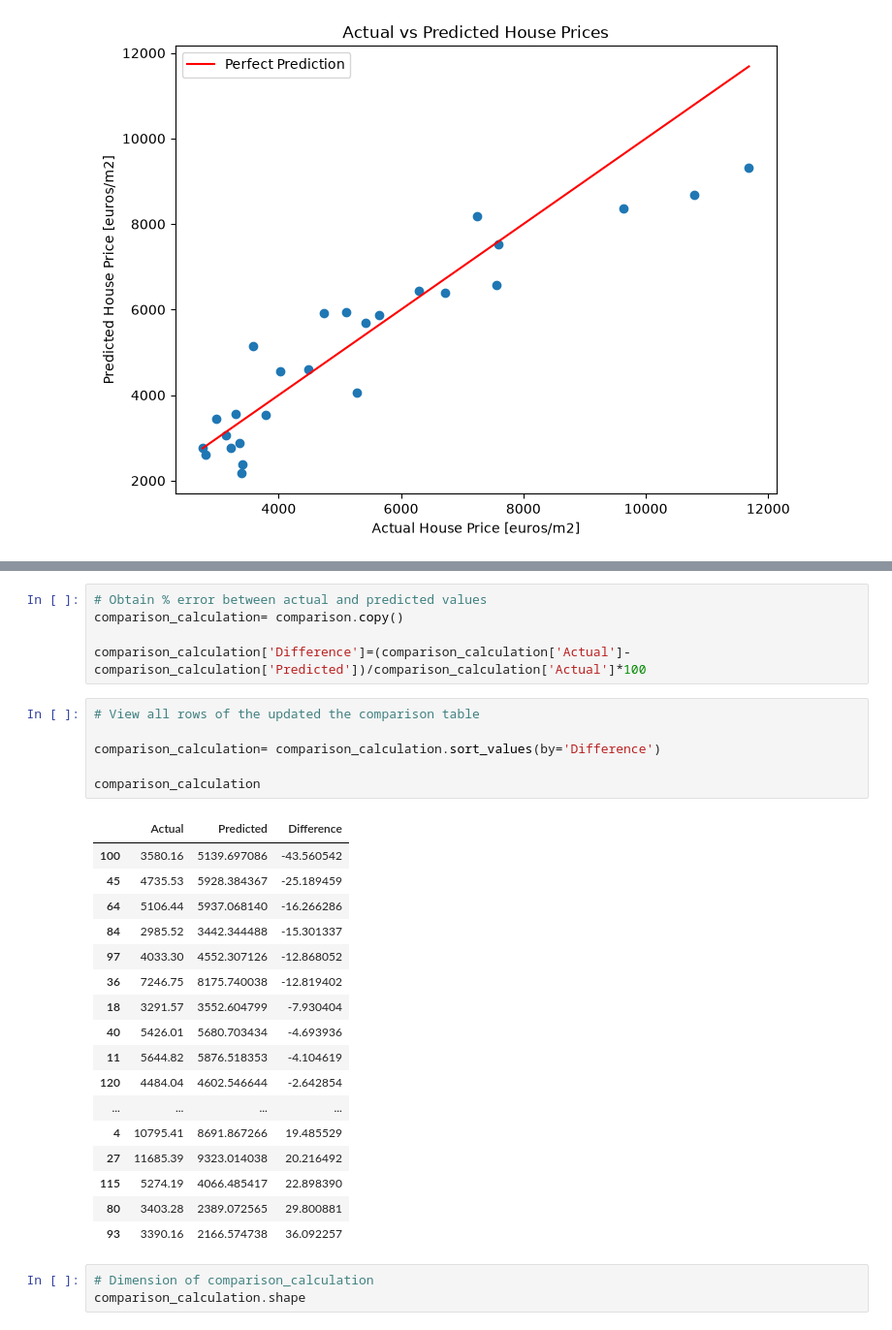
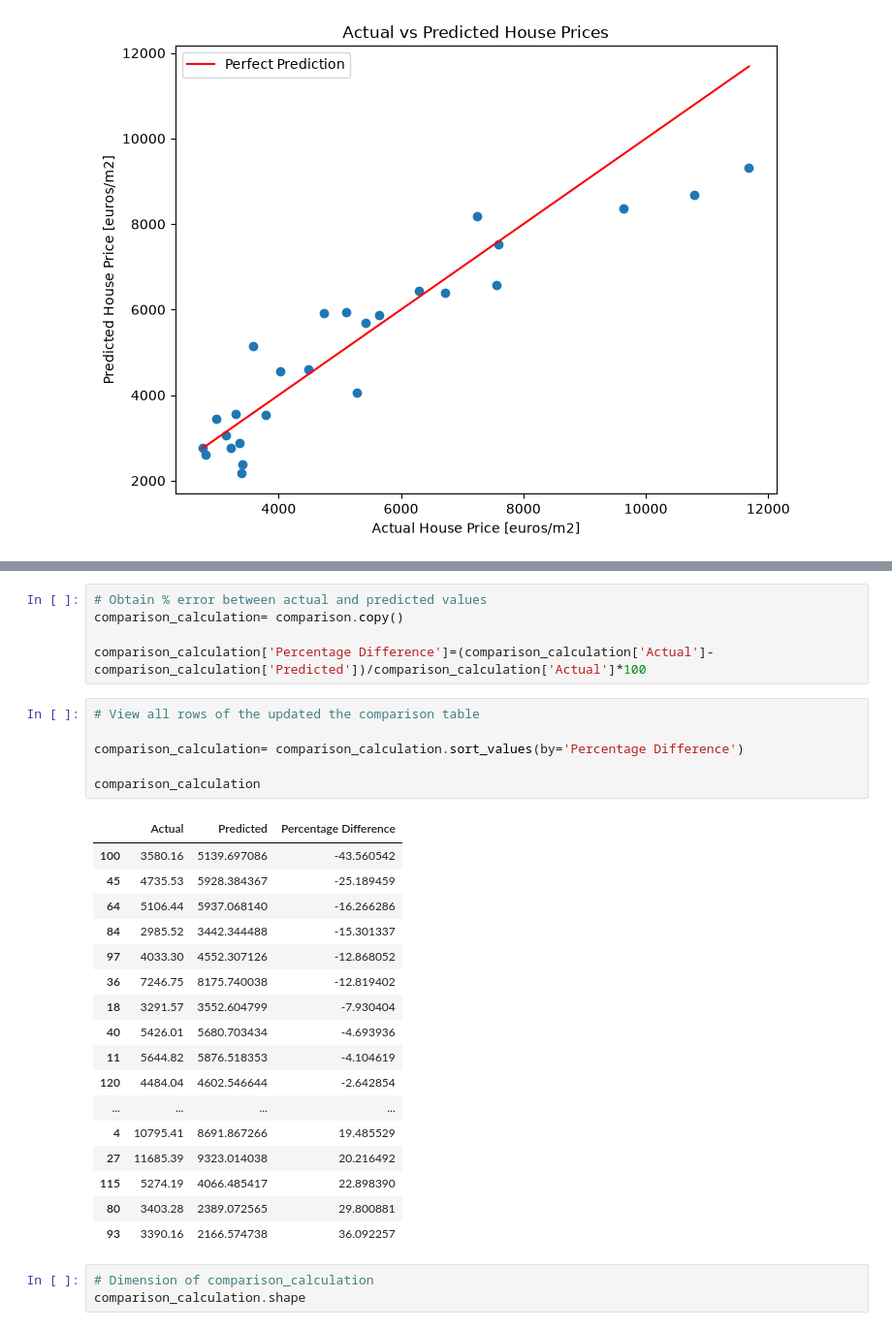
Before and after one commit to CharlieSm49/madrid-housing-ml, a Jupyter notebook: notebooks/04_modelling.ipynb, the cells around one changed output, grey strips where cells are left out. Shown at 97% size. Saved outputs shown, nothing was run; the diff lists cells and outputs as text.

```diff
--- a/notebooks/04_modelling.ipynb
+++ b/notebooks/04_modelling.ipynb
@@ -427,15 +428,15 @@ dtype: object
 # Obtain % error between actual and predicted values
 comparison_calculation= comparison.copy()
 
-comparison_calculation['Difference']=(comparison_calculation['Actual']- comparison_calculation['Predicted'])/comparison_calculation['Actual']*100
+comparison_calculation['Percentage Difference']=(comparison_calculation['Actual']- comparison_calculation['Predicted'])/comparison_calculation['Actual']*100
 # %%
 # View all rows of the updated the comparison table
 
-comparison_calculation= comparison_calculation.sort_values(by='Difference')
+comparison_calculation= comparison_calculation.sort_values(by='Percentage Difference')
 
 comparison_calculation
 # %% [output]
-|  | Actual | Predicted | Difference |
+|  | Actual | Predicted | Percentage Difference |
 | 100 | 3580.16 | 5139.697086 | -43.560542 |
 | 45 | 4735.53 | 5928.384367 | -25.189459 |
 | 64 | 5106.44 | 5937.068140 | -16.266286 |
```
Also changed, not shown: parts of 33 cells of this notebook, 10 other files.
